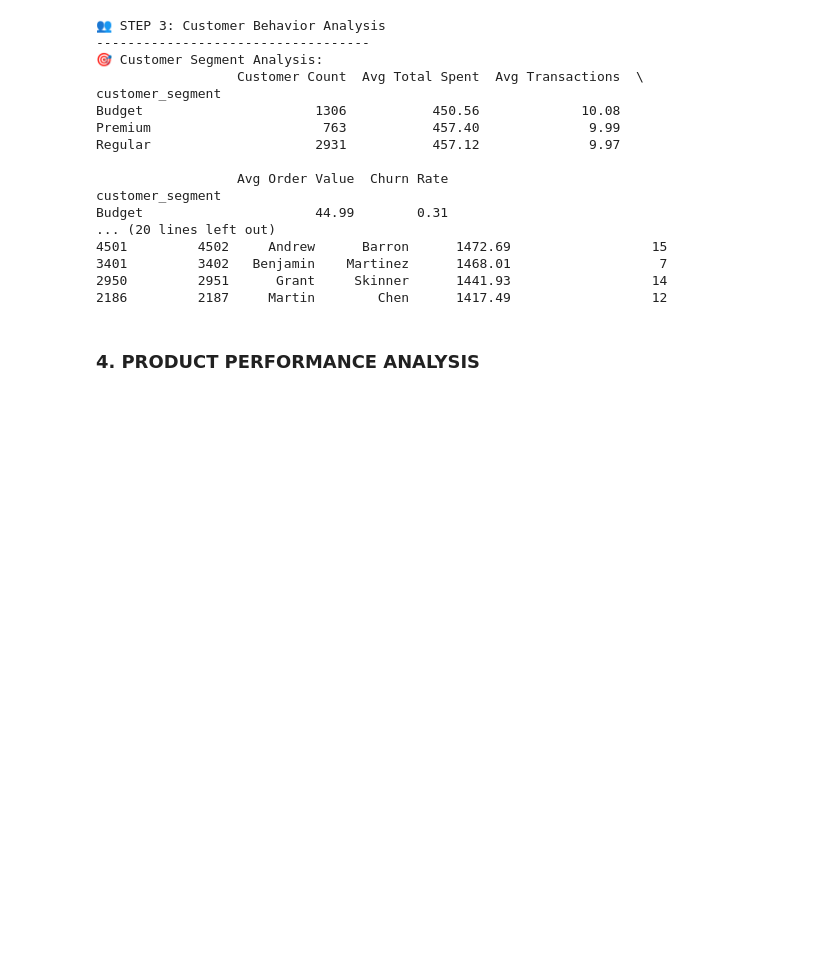
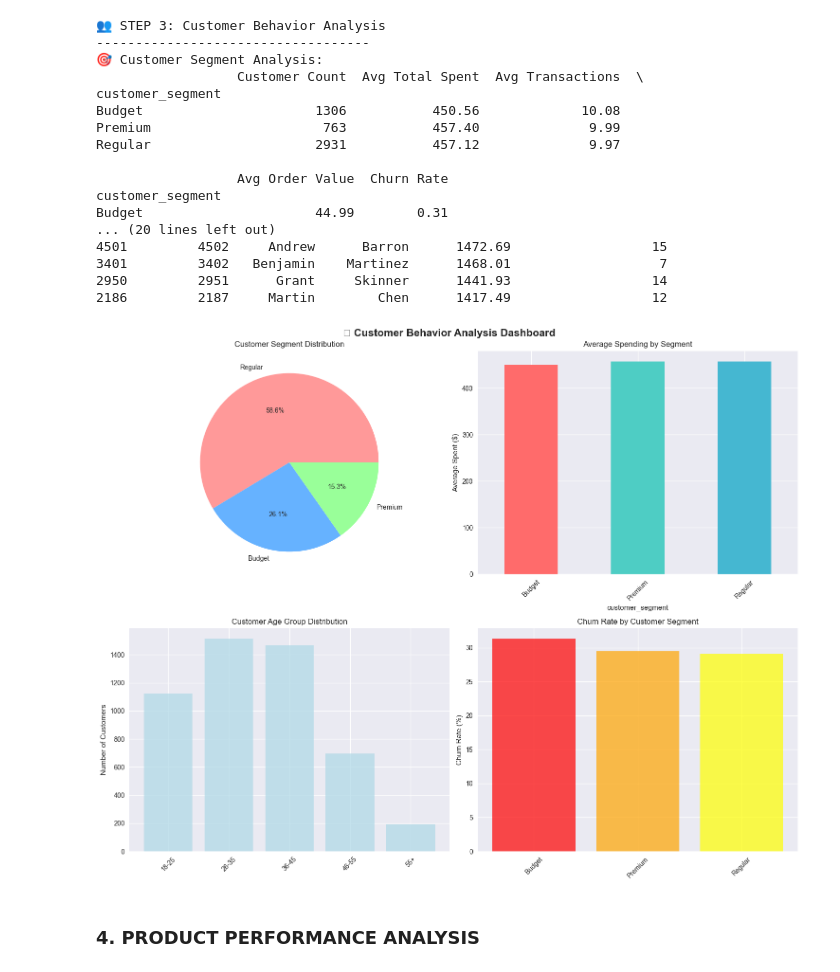
Before and after one commit to saksonita/bigdatapredictivemethods, a Jupyter notebook: W1/descriptive.ipynb, the cells around one changed output. Cells and saved outputs as stored; diff of their text form; code cells hidden in the pictures; blank space fills up the shorter version.

```diff
--- a/W1/descriptive.ipynb
+++ b/W1/descriptive.ipynb
@@ -172,6 +379,45 @@ Budget                      44.99        0.31
 3401         3402   Benjamin    Martinez      1468.01                   7
 2950         2951      Grant     Skinner      1441.93                  14
 2186         2187     Martin        Chen      1417.49                  12
+# %%
+# Customer behavior visualizations
+fig, axes = plt.subplots(2, 2, figsize=(15, 12))
+fig.suptitle('👥 Customer Behavior Analysis Dashboard', fontsize=16, fontweight='bold')
+
+# 1. Customer segment distribution
+segment_counts = customers['customer_segment'].value_counts()
+axes[0, 0].pie(segment_counts.values, labels=segment_counts.index, autopct='%1.1f%%',
+               colors=['#FF9999', '#66B2FF', '#99FF99'])
+axes[0, 0].set_title('Customer Segment Distribution')
+
+# 2. Average spending by segment
+segment_analysis['Avg Total Spent'].plot(kind='bar', ax=axes[0, 1],
+                                         color=['#FF6B6B', '#4ECDC4', '#45B7D1'])
+axes[0, 1].set_title('Average Spending by Segment')
+axes[0, 1].set_ylabel('Average Spent ($)')
+axes[0, 1].tick_params(axis='x', rotation=45)
+
+# 3. Age group distribution
+age_counts = customers['age_group'].value_counts().sort_index()
+axes[1, 0].bar(range(len(age_counts)), age_counts.values,
+               color='lightblue', alpha=0.7)
+axes[1, 0].set_title('Customer Age Group Distribution')
+axes[1, 0].set_ylabel('Number of Customers')
+axes[1, 0].set_xticks(range(len(age_counts)))
+axes[1, 0].set_xticklabels(age_counts.index, rotation=45)
+
+# 4. Churn rate by segment
+churn_by_segment = customers.groupby('customer_segment')['is_churned'].mean() * 100
+axes[1, 1].bar(churn_by_segment.index, churn_by_segment.values,
+               color=['red', 'orange', 'yellow'], alpha=0.7)
+axes[1, 1].set_title('Churn Rate by Customer Segment')
+axes[1, 1].set_ylabel('Churn Rate (%)')
+axes[1, 1].tick_params(axis='x', rotation=45)
+
+plt.tight_layout()
+plt.show()
+# %% [output]
+[figure, added]
 # %% [markdown]
 ### 4. PRODUCT PERFORMANCE ANALYSIS
 # %%
```
Also changed, not shown: parts of 10 cells of this notebook.
